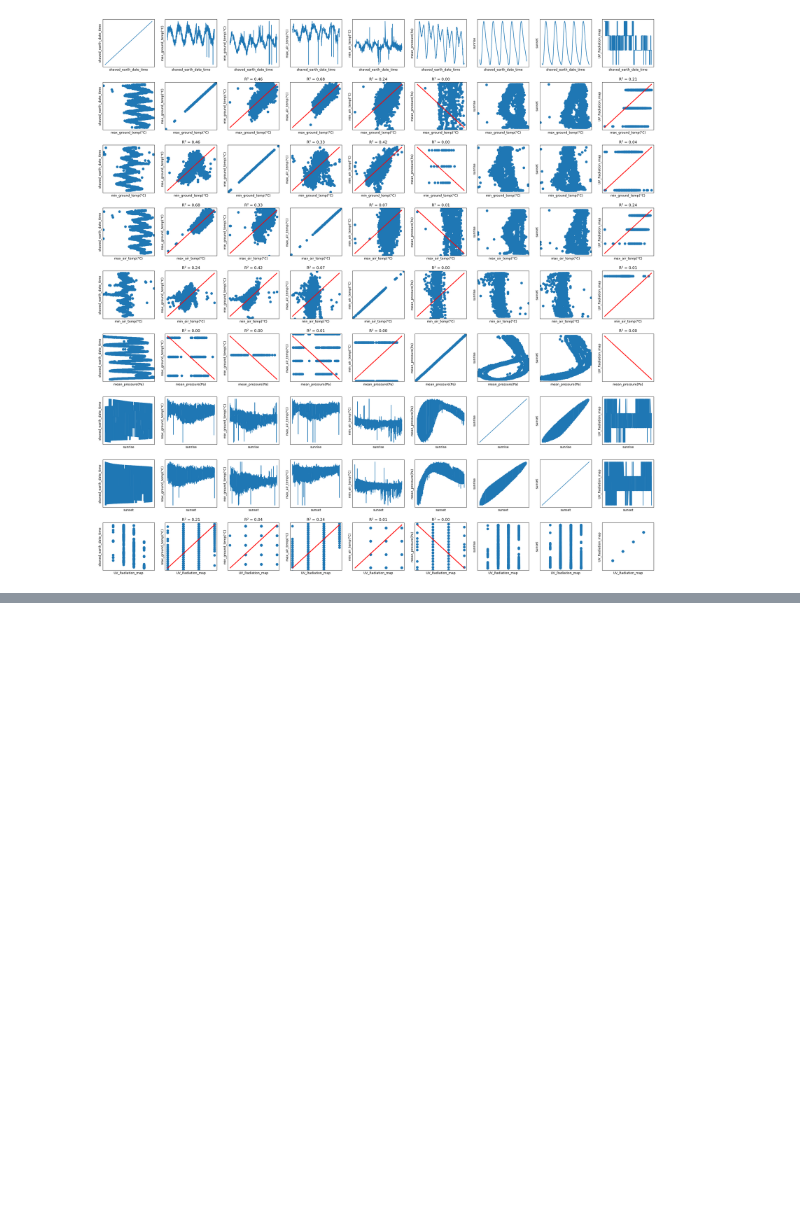
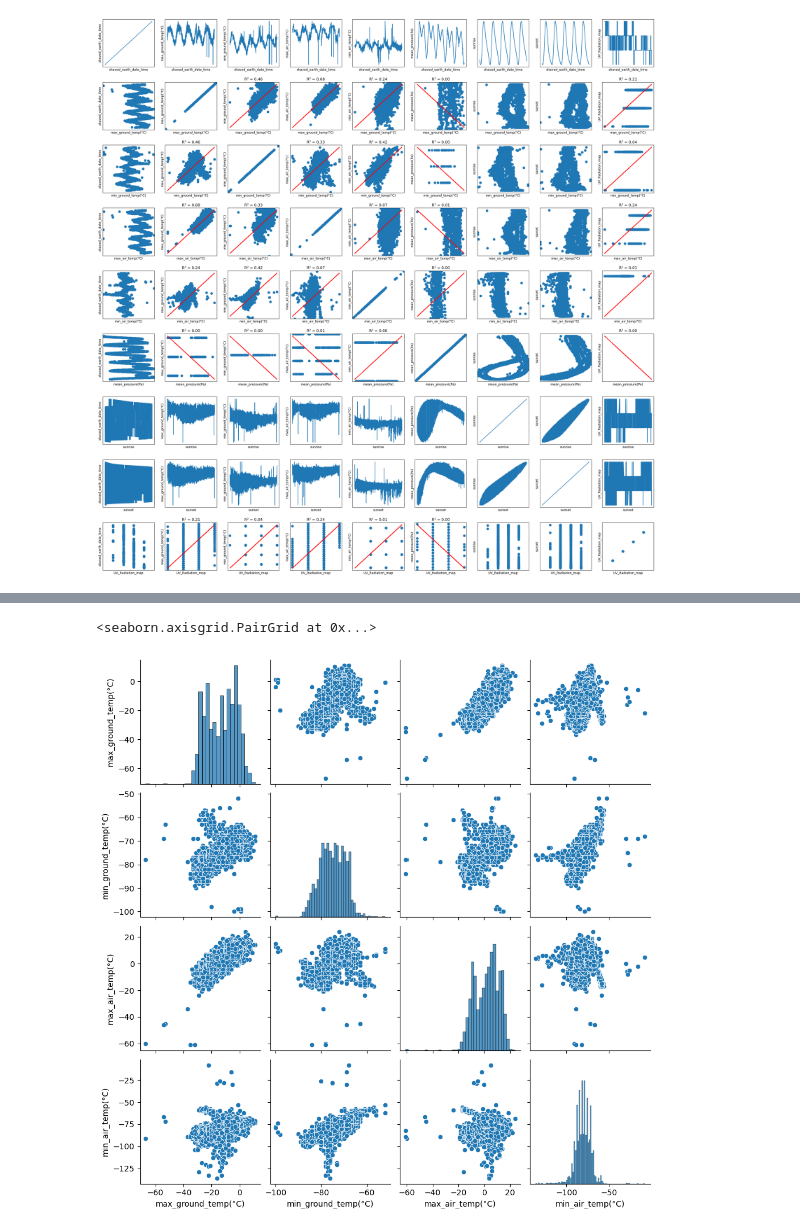
Before and after one commit to Shashikumar-ezhilarasu/marsrover-ML-model, a Jupyter notebook: marsrover.ipynb, the cells around one changed output, grey strips where cells are left out. Drawn from its saved outputs; the diff is of its cells as text; code cells hidden in the pictures; blank space fills up the shorter version.

```diff
--- a/marsrover.ipynb
+++ b/marsrover.ipynb
@@ -269,0 +291,12 @@ relevant_df.corr(numeric_only=True)
+# %%
+import seaborn as sns
+
+# pair plotting the air and ground temperatures
+sns.pairplot(
+    relevant_df,
+    x_vars=['max_ground_temp(°C)','min_ground_temp(°C)','max_air_temp(°C)','min_air_temp(°C)'],
+    y_vars=['max_ground_temp(°C)','min_ground_temp(°C)','max_air_temp(°C)','min_air_temp(°C)']
+)
+# %% [output]
+<seaborn.axisgrid.PairGrid at 0x...>
+[figure, added]
```
Also changed, not shown: parts of 3 cells of this notebook, 1 other file.
